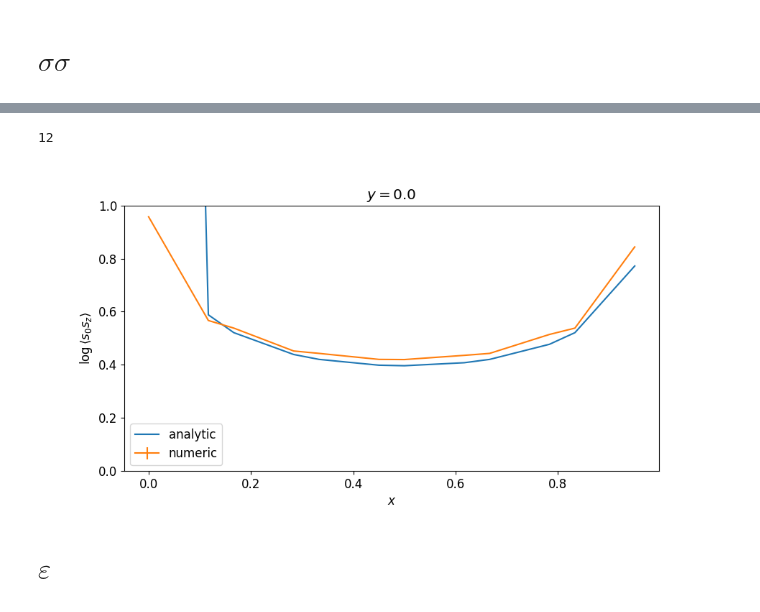
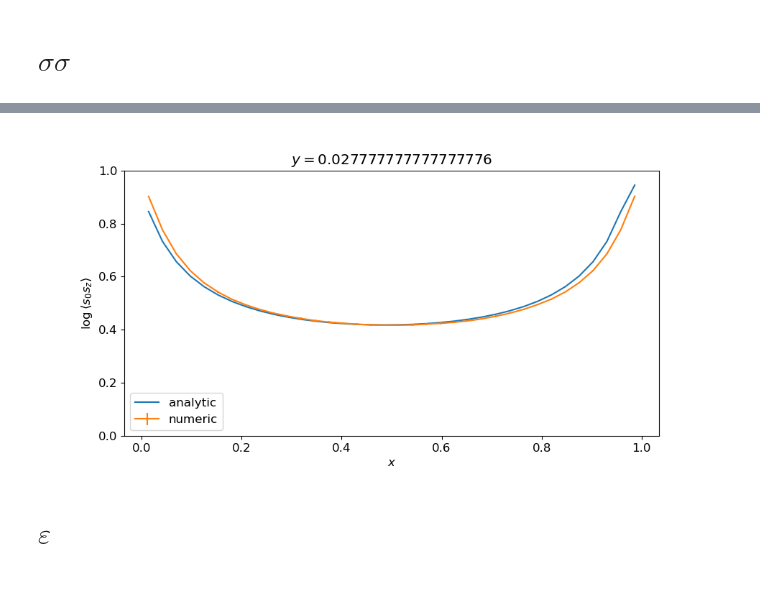
Before and after one commit to nobuyukimatsumoto68/git_tri, a Jupyter notebook: analysis_renewed.ipynb, the cells around one changed output, grey strips where cells are left out. Cells and saved outputs as stored; diff of their text form; code cells hidden in the pictures.

```diff
--- a/analysis_renewed.ipynb
+++ b/analysis_renewed.ipynb
@@ -918,9 +770,0 @@ plt.ylim(-0.01, 0.1)
-# %%
-xlat_ = []
-ylat_ = []
-for i in range(Ntot):
-    if np.abs(pts[i][-1])!=1:
-        xlat_.append( pts[i][2] )
-        ylat_.append( pts[i][3] )
-xlat = np.array(xlat_)
-ylat = np.array(ylat_)
@@ -927,15 +791,16 @@ ylat = np.array(ylat_)
+# %%
+res_=[]
+for y in range(Ly):
+    for x in range(Lx):
+        res_.append([x + y*tautil1, y*tautil2])
+res = alat*np.array(res_)
 # %%
 def getSiteXY():
-    # type2Shifted = np.array( [type2.T[2], type2.T[3] ] ).T + Delta*alat
-    res_ = []
-    for i in range(type0.shape[0]):
-        if type0[i][2]<type2[i][2]:
-            res_.append( [type0[i][2], type0[i][3]] )
-            res_.append( [type2[i][2], type2[i][3]] )
-        else:
-            res_.append( [type2[i][2], type2[i][3]] )
-            res_.append( [type0[i][2], type0[i][3]] )
-    res = np.array(res_)
+    res_=[]
+    for y in range(Ly):
+        for x in range(Lx):
+            res_.append([x + y*tautil1, y*tautil2])
+    res = alat*np.array(res_)
     return res
 # %%
 font = {'size'   : 12}
@@ -1171,37 +915,35 @@ u = np.sqrt( ( rat[0]*rat[1]*rat[2] )**(1.0/3.0) )
-# %%
-Lxeff
-# %% [output]
-12
 # %%
-t = 0
+t = 1
 
-yt = ss1[t*Lxeff:(t+1)*Lxeff]
+yt = ss1[t*Lx:(t+1)*Lx]
 
-fac = u**2
-# fac = 3.4
-# fac = 4.05
+# fac = u**2
+# fac = 3.0
+fac = 3.65
 # fac = 0.29
 # %%
 # plt.close()
 plt.clf()
-x = XY.T[0][t*Lxeff:(t+1)*Lxeff]
+
+x = XY.T[0][t*Lx:(t+1)*Lx]
 y = np.array( [ss_corr_analytic( xx + tau*t/Ly ) for xx in x] )
+
 plt.plot( x, np.log(y), label="analytic" )
 
 plt.errorbar( x, np.log( fac * yt.T[2]), np.abs(yt.T[3]/yt.T[2]), label="numeric" )
 
 plt.legend()
 plt.ylim( 0.0, 1.0 )
 
 # plt.xscale("log")
 
 plt.title("$y="+str(t/Ly)+"$")
 plt.xlabel("$x$")
 plt.ylabel("$\\log\\langle s_0 s_z\\rangle $")
 # plt.savefig('./ss_yslice_'+description+'.pdf',bbox_inches='tight')
 plt.show()
 # %% [output]
-[figure, old version]
+[figure, new version]
 # %%
 # # plt.close()
 # plt.clf()
```
Also changed, not shown: parts of 60 cells of this notebook, 3 other files.
